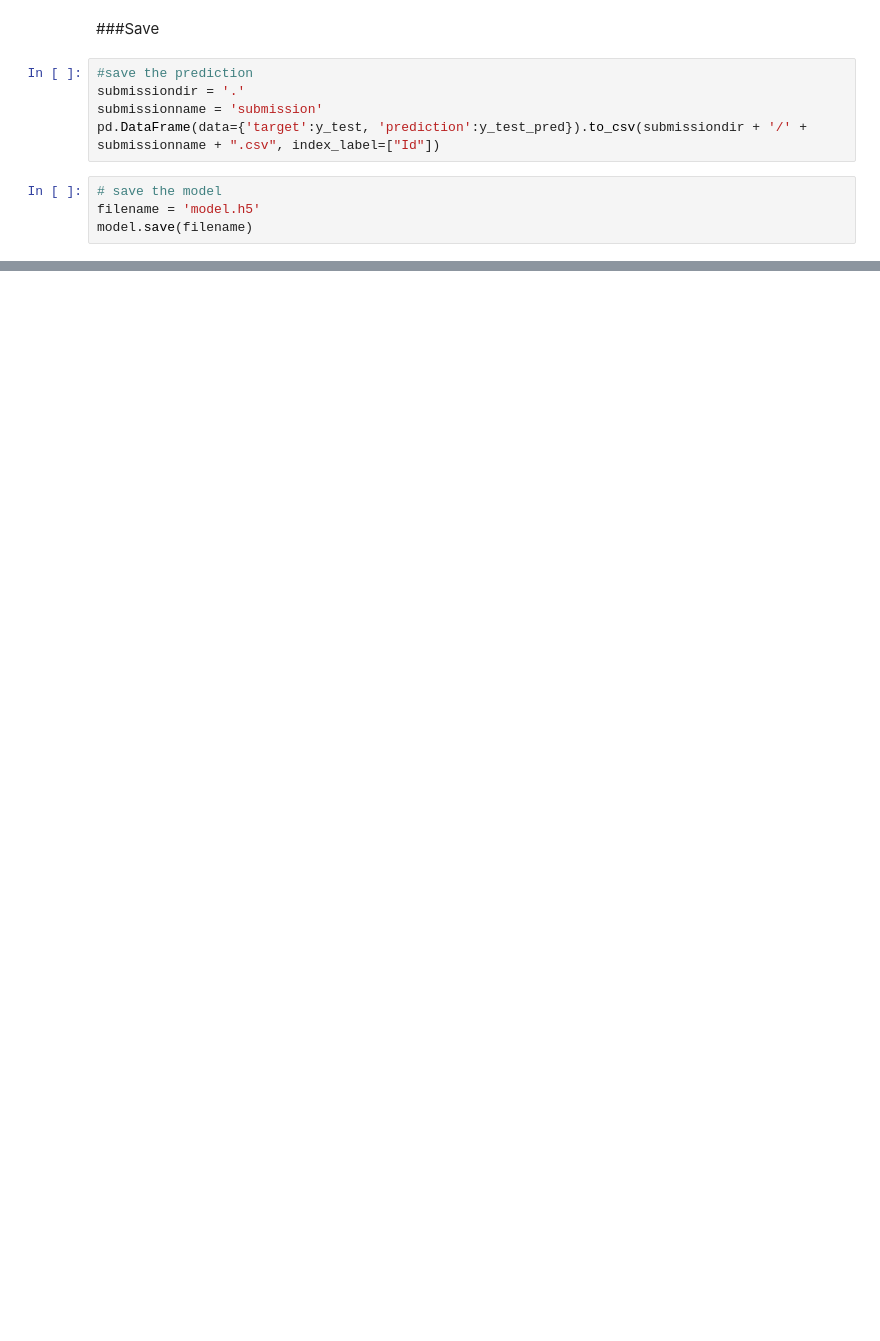
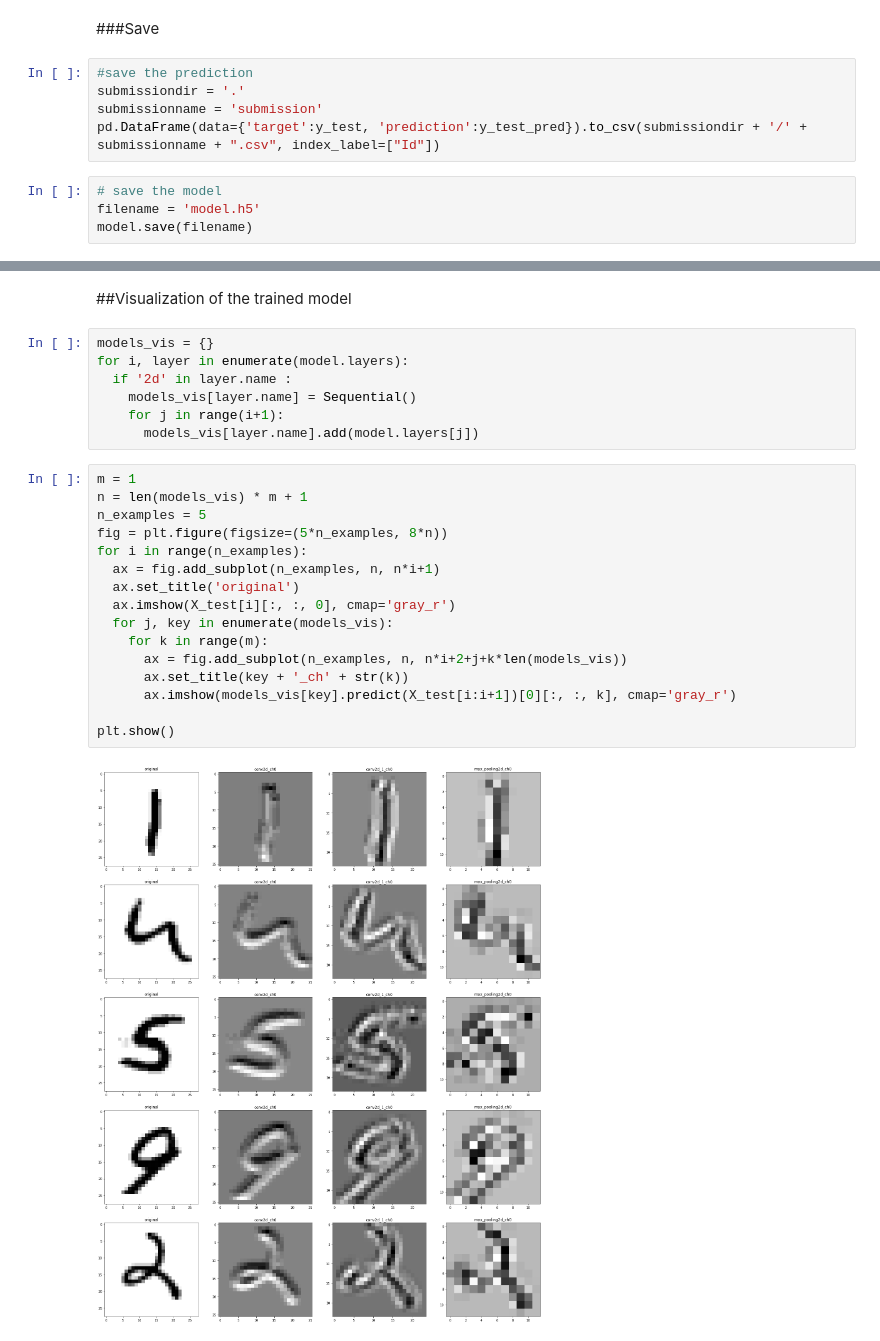
Before and after one commit to coder-penguin/ML, a Jupyter notebook: tutorial/keras_tutorial_cnn.ipynb, the cells around one changed output, grey strips where cells are left out. Cells and saved outputs as stored; diff of their text form; blank space fills up the shorter version.

```diff
--- a/tutorial/keras_tutorial_cnn.ipynb
+++ b/tutorial/keras_tutorial_cnn.ipynb
@@ -303,0 +264,27 @@ test loss :  0.0446314811706543 , accuracy :  0.9874285459518433
+# %% [markdown]
+##Visualization of the trained model
+# %%
+models_vis = {}
+for i, layer in enumerate(model.layers):
+  if '2d' in layer.name :
+    models_vis[layer.name] = Sequential()
+    for j in range(i+1):
+      models_vis[layer.name].add(model.layers[j])
+# %%
+m = 1
+n = len(models_vis) * m + 1
+n_examples = 5
+fig = plt.figure(figsize=(5*n_examples, 8*n))
+for i in range(n_examples):
+  ax = fig.add_subplot(n_examples, n, n*i+1)
+  ax.set_title('original')
+  ax.imshow(X_test[i][:, :, 0], cmap='gray_r')
+  for j, key in enumerate(models_vis):
+    for k in range(m):
+      ax = fig.add_subplot(n_examples, n, n*i+2+j+k*len(models_vis))
+      ax.set_title(key + '_ch' + str(k))
+      ax.imshow(models_vis[key].predict(X_test[i:i+1])[0][:, :, k], cmap='gray_r')
+
+plt.show()
+# %% [output]
+[figure, added]
```
Also changed, not shown: parts of 13 cells of this notebook.
